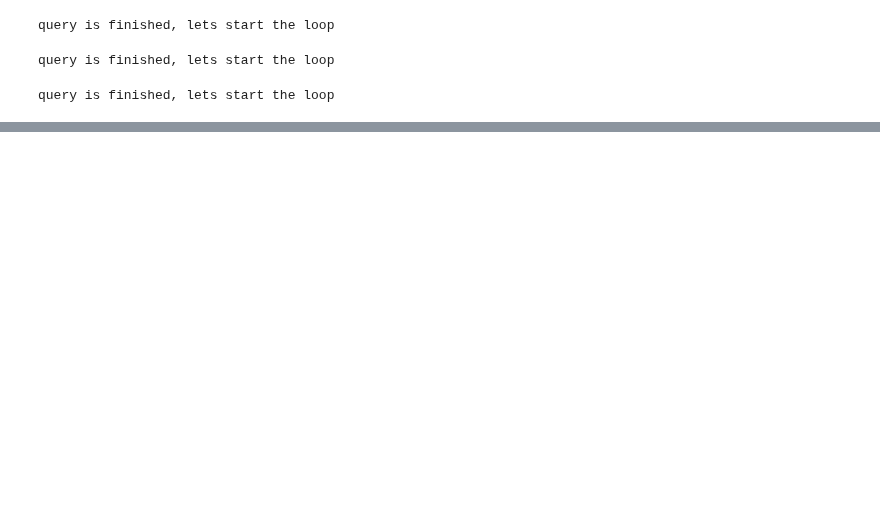
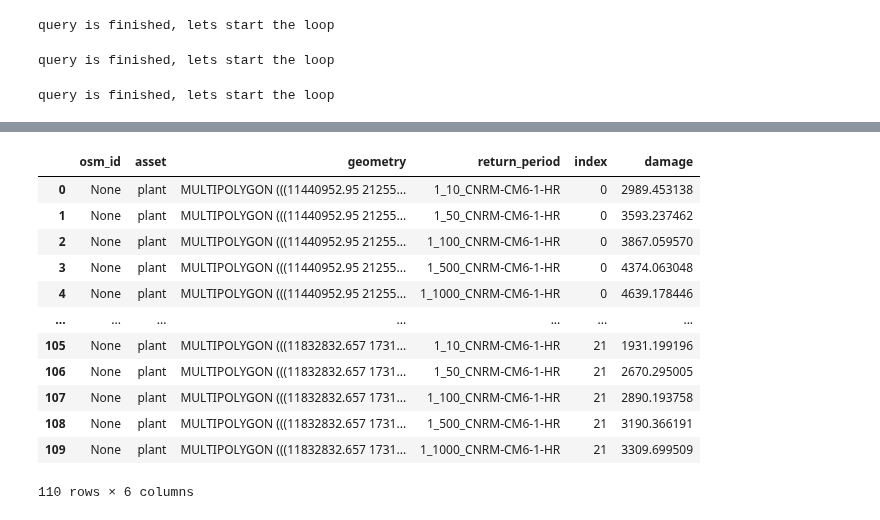
Before and after one commit to Mengqi-Ye/pg_risk_analysis, a Jupyter notebook: notebooks/Example_run.ipynb, the cells around one changed output, grey strips where cells are left out. Cells and saved outputs as stored; diff of their text form; code cells hidden in the pictures; blank space fills up the shorter version.

```diff
--- a/notebooks/Example_run.ipynb
+++ b/notebooks/Example_run.ipynb
@@ -457,5 +490,5 @@ with xr.open_dataset(file_path) as ds: #, engine="rasterio"
 # %%
-def extract_power_infrastructure(country_code,osm_data_path):
+def extract_osm_infrastructure(country_code,osm_data_path):
 
     # lines
     osm_path = os.path.join(osm_data_path,'{}.osm.pbf'.format(country_code))
@@ -479,7 +512,7 @@ def extract_power_infrastructure(country_code,osm_data_path):
     return power_lines_country,power_poly_country,power_points_country
 
 
-ctry_power_infra = extract_power_infrastructure('LAO',osm_data_path)
+ctry_power_infra = extract_osm_infrastructure('LAO',osm_data_path)
 # %% [output]
 query is finished, lets start the loop
 query is finished, lets start the loop
@@ -569,0 +610,3 @@ ctry_damage_infra = assess_damage_infrastructure('LAO',ctry_power_infra)
+# %%
+#climate_models = ['_CMCC-CM2-VHR4','_CNRM-CM6-1-HR','_EC-Earth3P-HR','_HadGEM3-GC31-HM']
+ctry_damage_infra = assess_damage_osm('LAO',ctry_power_infra)
@@ -570,19 +631,34 @@ ctry_damage_infra = assess_damage_infrastructure('LAO',ctry_power_infra)
 # %%
-def country_analysis(country_code,exposure_data='OSM'):
+def country_analysis_osm(country_code,exposure_data='OSM'): #
 
     if exposure_data == 'OSM':
-    # extract infrastructure data from OSM
-        ctry_power_infra = extract_power_infrastructure(country_code,osm_data_path)
+        # extract infrastructure data from OSM
+        ctry_power_infra = extract_osm_infrastructure(country_code,osm_data_path)
 
-    # extract wind data
-    df_ds = extract_wind_data()
+        # extract wind data
+        df_ds = extract_wind_data()
 
-    # assess damage to wind storms
-    ctry_damage_infra = assess_damage_infrastructure(country_code,ctry_power_infra)
+        # assess damage to wind storms
+        #climate_models = ['_CMCC-CM2-VHR4','_CNRM-CM6-1-HR','_EC-Earth3P-HR','_HadGEM3-GC31-HM']
+        ctry_damage_infra = assess_damage_osm(country_code,ctry_power_infra)
 
-    return ctry_damage_infra
+        return ctry_damage_infra
+    """
+    elif exposure_data == 'PG':
+        # extract power grid data
+        ctry_power_infra = extract_pg_data(country_code,pg_type)
 
-ctry_damage_infra = country_analysis('LAO')
+        # extract wind data
+        df_ds = extract_wind_data()
+
+        # assess damage to wind storms
+        climate_models = ['_CMCC-CM2-VHR4','_CNRM-CM6-1-HR','_EC-Earth3P-HR','_HadGEM3-GC31-HM']
+        ctry_damage_infra = assess_damage_infrastructure(country_code,ctry_power_infra,climate_models)
+
+        return ctry_damage_infra
+        """
+
+ctry_damage_infra = country_analysis_osm('LAO') #,'line','PG'
 # %% [output]
 query is finished, lets start the loop
 query is finished, lets start the loop
@@ -590,2 +683,16 @@ query is finished, lets start the loop
 # %%
-ctry_damage_infra[0]['_CMCC-CM2-VHR4']
+ctry_damage_infra[1]['_CNRM-CM6-1-HR']
+# %% [output]
+|  | osm_id | asset | geometry | return_period | index | damage |
+| 0 | None | plant | MULTIPOLYGON (((11440952.95 21255... | 1_10_CNRM-CM6-1-HR | 0 | 2989.453138 |
+| 1 | None | plant | MULTIPOLYGON (((11440952.95 21255... | 1_50_CNRM-CM6-1-HR | 0 | 3593.237462 |
+| 2 | None | plant | MULTIPOLYGON (((11440952.95 21255... | 1_100_CNRM-CM6-1-HR | 0 | 3867.059570 |
+| 3 | None | plant | MULTIPOLYGON (((11440952.95 21255... | 1_500_CNRM-CM6-1-HR | 0 | 4374.063048 |
+| 4 | None | plant | MULTIPOLYGON (((11440952.95 21255... | 1_1000_CNRM-CM6-1-HR | 0 | 4639.178446 |
+| ... | ... | ... | ... | ... | ... | ... |
+| 105 | None | plant | MULTIPOLYGON (((11832832.657 1731... | 1_10_CNRM-CM6-1-HR | 21 | 1931.199196 |
+| 106 | None | plant | MULTIPOLYGON (((11832832.657 1731... | 1_50_CNRM-CM6-1-HR | 21 | 2670.295005 |
+| 107 | None | plant | MULTIPOLYGON (((11832832.657 1731... | 1_100_CNRM-CM6-1-HR | 21 | 2890.193758 |
+| 108 | None | plant | MULTIPOLYGON (((11832832.657 1731... | 1_500_CNRM-CM6-1-HR | 21 | 3190.366191 |
+| 109 | None | plant | MULTIPOLYGON (((11832832.657 1731... | 1_1000_CNRM-CM6-1-HR | 21 | 3309.699509 |
+110 rows × 6 columns
```
Also changed, not shown: parts of 25 cells of this notebook.
